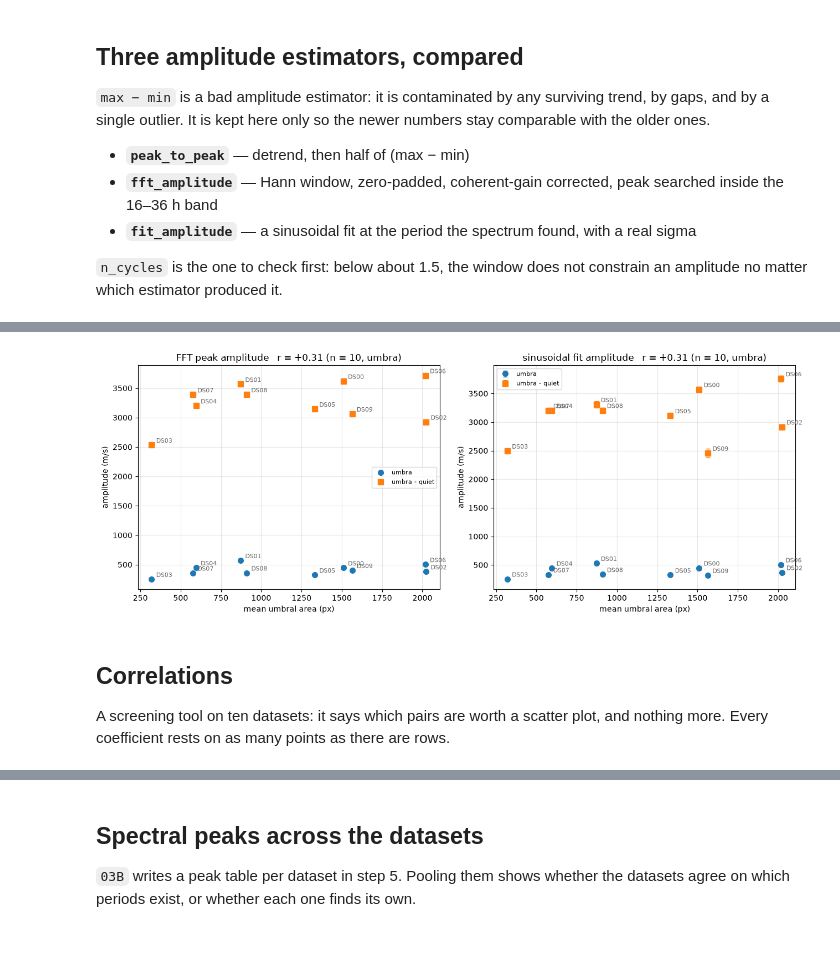
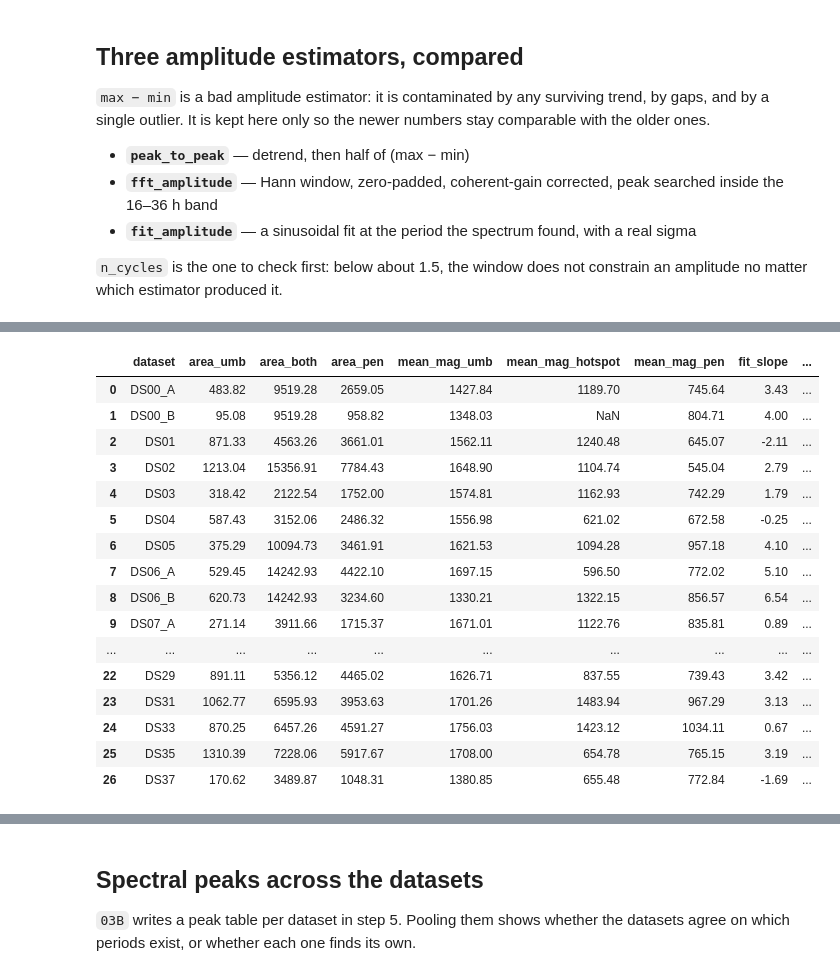
Before and after one commit to thomatrixting/sun_spots_pulsation_review, a Jupyter notebook: notebooks/04_data_comparison.ipynb, the cells around one changed output, grey strips where cells are left out. Cells and saved outputs as stored; diff of their text form; code cells hidden in the pictures; blank space fills up the shorter version.

```diff
--- a/notebooks/04_data_comparison.ipynb
+++ b/notebooks/04_data_comparison.ipynb
@@ -485,32 +467,44 @@ osc.round(2)
-# %%
-fig, axes = plt.subplots(1, 2, figsize=(13, 5))
-for ax, (var, title) in zip(axes, [('fft_amplitude', 'FFT peak amplitude'),
-                                   ('fit_amplitude', 'sinusoidal fit amplitude')]):
-    for label, marker in [('umbra', 'o'), ('umbra - quiet', 's')]:
-        sub = osc[osc['series'] == label]
-        yerr = sub['fit_sigma'] if var == 'fit_amplitude' else None
-        ax.errorbar(sub['area_umb'], sub[var], yerr=yerr, fmt=marker, ms=7, lw=0,
-                    capsize=3, elinewidth=1, label=label)
-        for _, row in sub.iterrows():
-            ax.annotate(row['dataset'], (row['area_umb'], row[var]),
-                        textcoords='offset points', xytext=(6, 3), fontsize=8, color='0.4')
-    finite = osc[osc['series'] == 'umbra']
-    ok = np.isfinite(finite['area_umb']) & np.isfinite(finite[var])
-    if ok.sum() > 2:
-        r = float(np.corrcoef(finite['area_umb'][ok], finite[var][ok])[0, 1])
-        ax.set_title(f'{title}   r = {r:+.2f} (n = {int(ok.sum())}, umbra)')
-    else:
-        ax.set_title(title)
-    ax.set_xlabel('mean umbral area (px)')
-    ax.set_ylabel('amplitude (m/s)')
-    ax.grid(alpha=0.3)
-    ax.legend(fontsize=8)
-plt.tight_layout()
-plt.show()
-# %% [output]
-[figure, removed]
-# %% [markdown]
-## Correlations
-
-A screening tool on ten datasets: it says which pairs are worth a scatter plot, and nothing
-more. Every coefficient rests on as many points as there are rows.
+# %%
+# The whole-window estimators: WINDOW_H (0-50 h) is about two cycles, and the fit takes
+# the period the spectrum found rather than assuming 24 h.
+#
+# The sinusoidal fit is `D sin(2 pi t / P + phi) + b t + c` — the line is fitted *with* the
+# sinusoid, not subtracted beforehand. A spot drifts in line-of-sight velocity as it
+# rotates across the disk, and that ramp is geometry rather than oscillation; fitting it
+# jointly is what keeps the two from stealing from each other. `trend_deg=1` is what turns
+# the term on, and `fit_slope` reports b in m/s per hour.
+PREDICTORS = ['area_umb', 'area_both', 'area_pen',
+              'mean_mag_umb', 'mean_mag_hotspot', 'mean_mag_pen']
+
+rows = []
+for ds, df in osc_dfs.items():
+    window = df[(df['time_h'] >= WINDOW_H[0]) & (df['time_h'] <= WINDOW_H[1])]
+    time_h = window['time_h'].to_numpy()
+    series = window['mean_dop_umb'].to_numpy()
+
+    summary = oscillation.amplitude_summary(time_h, series, band_h=PERIOD_BAND_H,
+                                            trend_deg=1, label=f'{ds} umbra')
+    rows.append({'dataset': ds,
+                 **{key: float(window[key].mean()) for key in PREDICTORS},
+                 **summary})
+
+osc = pd.DataFrame(rows)
+osc.round(2)
+# %% [output]
+|  | dataset | area_umb | area_both | area_pen | mean_mag_umb | mean_mag_hotspot | mean_mag_pen | fit_slope | ... |
+| 0 | DS00_A | 483.82 | 9519.28 | 2659.05 | 1427.84 | 1189.70 | 745.64 | 3.43 | ... |
+| 1 | DS00_B | 95.08 | 9519.28 | 958.82 | 1348.03 | NaN | 804.71 | 4.00 | ... |
+| 2 | DS01 | 871.33 | 4563.26 | 3661.01 | 1562.11 | 1240.48 | 645.07 | -2.11 | ... |
+| 3 | DS02 | 1213.04 | 15356.91 | 7784.43 | 1648.90 | 1104.74 | 545.04 | 2.79 | ... |
+| 4 | DS03 | 318.42 | 2122.54 | 1752.00 | 1574.81 | 1162.93 | 742.29 | 1.79 | ... |
+| 5 | DS04 | 587.43 | 3152.06 | 2486.32 | 1556.98 | 621.02 | 672.58 | -0.25 | ... |
+| 6 | DS05 | 375.29 | 10094.73 | 3461.91 | 1621.53 | 1094.28 | 957.18 | 4.10 | ... |
+| 7 | DS06_A | 529.45 | 14242.93 | 4422.10 | 1697.15 | 596.50 | 772.02 | 5.10 | ... |
+| 8 | DS06_B | 620.73 | 14242.93 | 3234.60 | 1330.21 | 1322.15 | 856.57 | 6.54 | ... |
+| 9 | DS07_A | 271.14 | 3911.66 | 1715.37 | 1671.01 | 1122.76 | 835.81 | 0.89 | ... |
+| ... | ... | ... | ... | ... | ... | ... | ... | ... | ... |
+| 22 | DS29 | 891.11 | 5356.12 | 4465.02 | 1626.71 | 837.55 | 739.43 | 3.42 | ... |
+| 23 | DS31 | 1062.77 | 6595.93 | 3953.63 | 1701.26 | 1483.94 | 967.29 | 3.13 | ... |
+| 24 | DS33 | 870.25 | 6457.26 | 4591.27 | 1756.03 | 1423.12 | 1034.11 | 0.67 | ... |
+| 25 | DS35 | 1310.39 | 7228.06 | 5917.67 | 1708.00 | 654.78 | 765.15 | 3.19 | ... |
+| 26 | DS37 | 170.62 | 3489.87 | 1048.31 | 1380.85 | 655.48 | 772.84 | -1.69 | ... |
```
Also changed, not shown: parts of 20 cells of this notebook, 11 other files.
